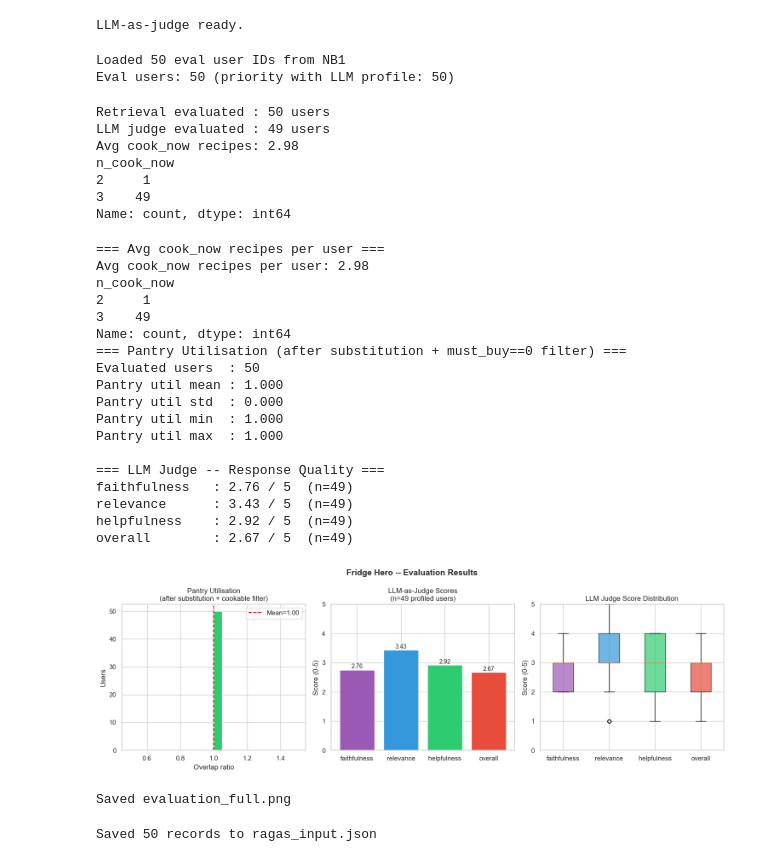
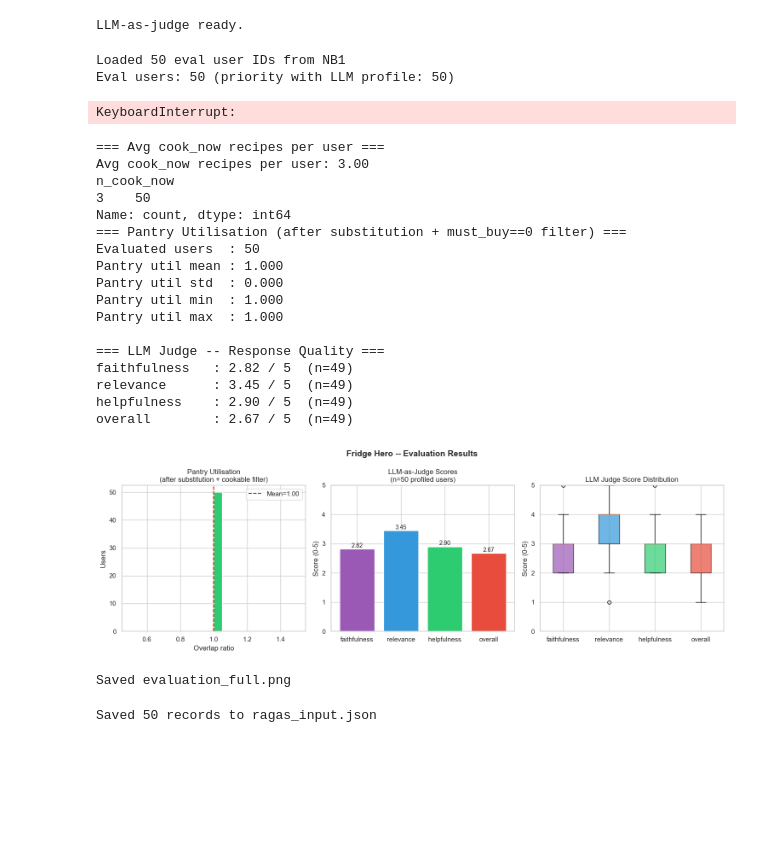
Before and after one commit to woraphontrangpanich-jpg/5153fridge-hero, a Jupyter notebook: notebook_03_pipeline_eval_ui.ipynb, the cells around one changed output. Drawn from its saved outputs; the diff is of its cells as text; code cells hidden in the pictures; blank space fills up the shorter version.

```diff
--- a/notebook_03_pipeline_eval_ui.ipynb
+++ b/notebook_03_pipeline_eval_ui.ipynb
@@ -913,13 +948,13 @@ get_cookable_recipes() ready.
 # Pre-compute avg rating cache
 avg_rating_cache = train_df.groupby('recipe_id')['rating'].mean().to_dict()
 
-def recommend(user_id, pantry, top_k=20, return_top_n=3,
+def recommend(user_id, pantry, top_k=50, return_top_n=3,
               weights=(0.20, 0.40, 0.22, 0.08, 0.08, 0.02)):
     """Retrieve and rank recipes using hybrid scoring.
 
     Strategy:
     1. ingredient index (sparse matrix) finds top_k*5 recipes by overlap
-    2. ChromaDB re-scores top_k of those by semantic similarity
+    2. ChromaDB re-scores top_k*5 of those by semantic similarity
     3. Hybrid score (6 components) produces final ranking
 
     Weights: SBERT(0.20), overlap(0.40), profile(0.22), NCF(0.08), rating(0.08), cluster(0.02)
@@ -964,12 +999,12 @@ def recommend(user_id, pantry, top_k=20, return_top_n=3,
         id_to_meta = {}
 
     # Step 3: hybrid scoring
+        # Step 3: hybrid scoring
     candidates = []
     for recipe_id, overlap in cookable:
         rid_str = str(recipe_id)
         rec     = RECIPE_LOOKUP.get(recipe_id, {})
 
-        # Get metadata — prefer ChromaDB (has computed fields), fallback to RECIPE_LOOKUP
         if rid_str in id_to_meta:
             meta = id_to_meta[rid_str]
         else:
@@ -986,12 +1021,20 @@ def recommend(user_id, pantry, top_k=20, return_top_n=3,
                 'n_steps':         rec.get('n_steps', 0),
             }
 
-        # SBERT similarity — use ChromaDB embedding if available, else encode on-the-fly
+        ingredients_str = (
+            rec.get('ingredients_str', '')          # RECIPE_LOOKUP (source of truth)
+            or meta.get('ingredients_str', '')      # ChromaDB (fallback)
+            or meta.get('ingredients', '')          # ChromaDB (fallback)
+        )
+
+        overlap = ingredient_overlap(pantry, ingredients_str)  # ✅ ใช้ค่าที่ถูก
+
+        # SBERT similarity
         if rid_str in id_to_emb:
             rec_emb   = np.array(id_to_emb[rid_str])
             embed_sim = float(np.dot(q_embed[0], rec_emb / (np.linalg.norm(rec_emb) + 1e-9)))
         else:
-            rec_text  = rec.get('ingredients_str', '')
+            rec_text  = ingredients_str
             rec_emb   = sbert.encode([rec_text], normalize_embeddings=True)[0]
             embed_sim = float(np.dot(q_embed[0], rec_emb))
 
@@ -1017,11 +1060,11 @@ def recommend(user_id, pantry, top_k=20, return_top_n=3,
 
         candidates.append({
             'recipe_id':       recipe_id,
-            'name':            meta.get('name', ''),
-            'minutes':         meta.get('minutes', 0),
-            'calories':        meta.get('calories', 0),
-            'ingredients_str': meta.get('ingredients_str', ''),
-            'tags_str':        str(meta.get('tags_str') or ''),
+            'name':            meta.get('name', '') or rec.get('name', ''),
+            'minutes':         meta.get('minutes', 0) or rec.get('minutes', 0),
+            'calories':        meta.get('calories', 0) or rec.get('calories', 0),
+            'ingredients_str': ingredients_str,  # ✅ แก้จุดที่ 2: ใช้ค่าที่ verified แล้ว
+            'tags_str':        str(meta.get('tags_str') or rec.get('tags_str') or ''),
             'steps':           rec.get('steps_str', ''),
             'embed_sim':       round(embed_sim, 3),
             'overlap':         round(overlap, 3),
@@ -1116,13 +1166,3 @@ def generate_cook_now(user_id, pantry, top_k=50):
 print('Generate functions ready.')
 # %% [output]
 Generate functions ready.
-# %%
-# Smoke test
-test_uid    = int(profile_df[~profile_df['low_confidence']]['user_id'].iloc[0])
-test_pantry = ['chicken breast', 'garlic', 'onion', 'soy sauce', 'ginger', 'rice']
-
-
-print('=== Cook Now ===')
-cook_now = generate_cook_now(test_uid, test_pantry)
-for i, r in enumerate(cook_now):
-    print(f"{i+1}. {r['name']} | overlap: {r['overlap']} | must_buy: {r['must_buy']}")
@@ -1265,7 +1301,7 @@ for _, row in tqdm(eval_users.iterrows(), total=len(eval_users), desc='Evaluatin
     recipe_ingrs = [
         normalize_ingredient(i.strip())
         for i in top_rec.get('ingredients_str', '').split(',')
-        if i.strip() and len(i.strip()) > 3
+        if i.strip() and len(i.strip()) >= 2
     ]
     pantry_util = (
         sum(1 for i in recipe_ingrs if i in all_covered) / len(recipe_ingrs)
@@ -1309,19 +1345,12 @@ judge_df     = pd.DataFrame(judge_records) if judge_records else pd.DataFrame(
 eval_df = retrieval_df.merge(judge_df, on='user_id', how='left')
 
 print(f'Retrieval evaluated : {len(retrieval_df)} users')
-print(f'LLM judge evaluated : {len(judge_df)} users')
 print(f'Avg cook_now recipes: {eval_df["n_cook_now"].mean():.2f}')
 print(eval_df['n_cook_now'].value_counts().sort_index())
 # %% [output]
 Loaded 50 eval user IDs from NB1
 Eval users: 50 (priority with LLM profile: 50)
-Retrieval evaluated : 50 users
-LLM judge evaluated : 49 users
-Avg cook_now recipes: 2.98
-n_cook_now
-2     1
-3    49
-Name: count, dtype: int64
+KeyboardInterrupt:
 # %%
 # -- Print evaluation results
 print('=== Avg cook_now recipes per user ===')
@@ -1362,45 +1391,44 @@ judge_n     = [eval_df[c].notna().sum() for c in judge_cols]
 colors      = ['#9B59B6', '#3498DB', '#2ECC71', '#E74C3C']
 bars = axes[1].bar(judge_cols, judge_means, color=colors, edgecolor='white')
 axes[1].set_ylim(0, 5)
-axes[1].set_title(f'LLM-as-Judge Scores\n(n={judge_n[0]} profiled users)')
+axes[1].set_title(f'LLM-as-Judge Scores\n(n=50 profiled users)')
 axes[1].set_ylabel('Score (0-5)')
 for bar, v in zip(bars, judge_means):
     axes[1].text(bar.get_x()+bar.get_width()/2, v+0.05, f'{v:.2f}', ha='center', fontsize=10)
 
 # 3. LLM Judge boxplot
 judge_data = [eval_df[c].dropna().values for c in judge_cols]
 bp = axes[2].boxplot(judge_data, labels=judge_cols, patch_artist=True)
 for patch, color in zip(bp['boxes'], colors):
     patch.set_facecolor(color)
     patch.set_alpha(0.7)
 axes[2].set_ylim(0, 5)
 axes[2].set_title('LLM Judge Score Distribution')
 axes[2].set_ylabel('Score (0-5)')
 
 plt.tight_layout()
 plt.savefig(OUT_DIR + 'evaluation_full.png', dpi=150, bbox_inches='tight')
 plt.show()
 print('Saved evaluation_full.png')
 # %% [output]
 === Avg cook_now recipes per user ===
-Avg cook_now recipes per user: 2.98
+Avg cook_now recipes per user: 3.00
 n_cook_now
-2     1
-3    49
+3    50
 Name: count, dtype: int64
 === Pantry Utilisation (after substitution + must_buy==0 filter) ===
 Evaluated users  : 50
 Pantry util mean : 1.000
 Pantry util std  : 0.000
 Pantry util min  : 1.000
 Pantry util max  : 1.000
 
 === LLM Judge -- Response Quality ===
-faithfulness   : 2.76 / 5  (n=49)
-relevance      : 3.43 / 5  (n=49)
-helpfulness    : 2.92 / 5  (n=49)
+faithfulness   : 2.82 / 5  (n=49)
+relevance      : 3.45 / 5  (n=49)
+helpfulness    : 2.90 / 5  (n=49)
 overall        : 2.67 / 5  (n=49)
-[figure, old version]
+[figure, new version]
 Saved evaluation_full.png
 # %%
 # Save ragas dataset
```
Also changed, not shown: parts of 8 cells of this notebook.
